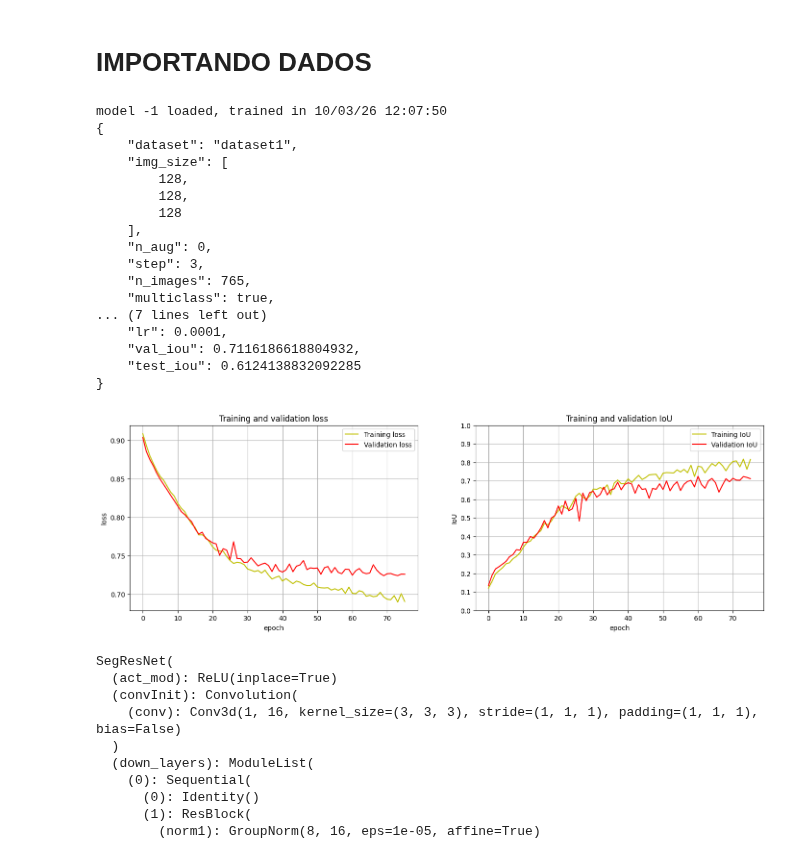
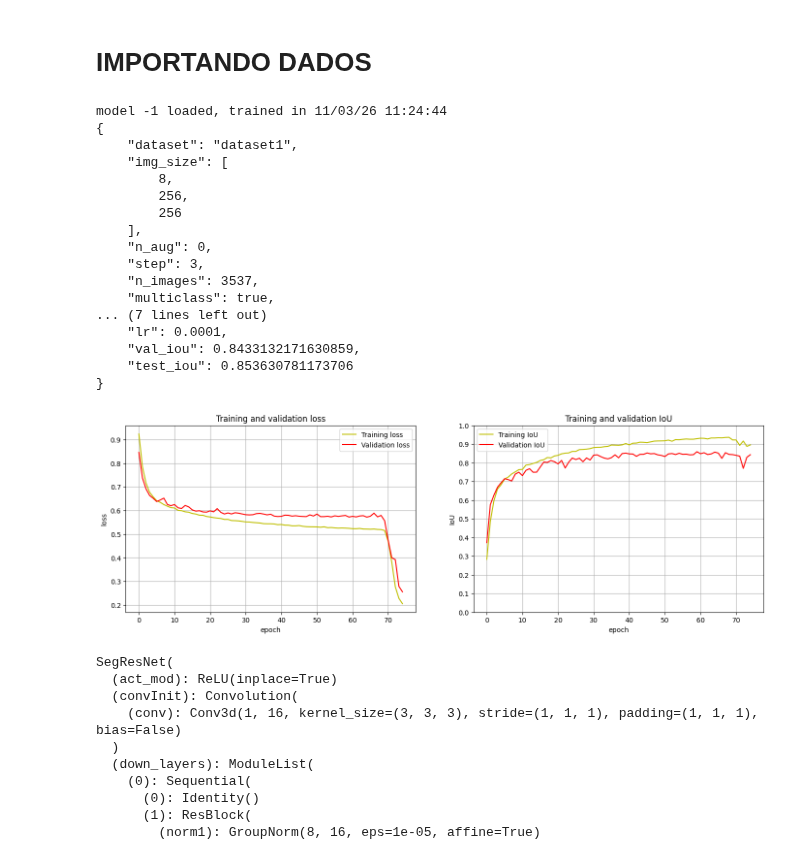
Before and after one commit to KlaussMarchi/SeismicMulticlass, a Jupyter notebook: Task/logs/3 - PostProcessing_out.ipynb, the cells around one changed output. Saved outputs shown, nothing was run; the diff lists cells and outputs as text; code cells hidden in the pictures.

```diff
--- a/Task/logs/3 - PostProcessing_out.ipynb
+++ b/Task/logs/3 - PostProcessing_out.ipynb
@@ -142,10 +151,11 @@ class Loader:
         self.classes  = info['classes']
         self.img_size = info['img_size']
         self.channels = info['model_channels']
-        self.index    = index
-        self.info = info
+        self.lr = info['lr']
+        self.index = index
+        self.info  = info
 
-        self.network = ModelNetwork(self.name, self.img_size, self.classes, self.channels)
+        self.network = ModelNetwork(self.name, self.img_size, self.classes, self.channels, lr=self.lr)
         data = torch.load(f'{self.path}/data.pth', map_location=self.network.device)
 
         self.history   = data['history']
@@ -154,7 +164,7 @@ class Loader:
         self.network.model.load_state_dict(data['model'])
         self.network.optimizer.load_state_dict(data['optimizer'])
 
-        print(f'model {index} loaded, trained in {data["timestamp"]}')
+        print(f'model {self.index} loaded, trained in {data["timestamp"]}')
         print(json.dumps(info, indent=4))
 
     def getInfo(self):
@@ -172,41 +182,41 @@ class Loader:
         plt.legend(), plt.grid()
 
         plt.subplot(1, 2, 2)
         plt.plot([h.get('train_iou') for h in history], 'y', label='Training IoU')
         plt.plot([h.get('val_iou')   for h in history], 'r',  label='Validation IoU')
         plt.title('Training and validation IoU')
         plt.xlabel('epoch'), plt.ylabel('IoU')
         plt.legend(), plt.grid(), plt.gca().set_ylim(0, 1), plt.yticks([c/10 for c in range(11)])
 
         if not save:
             return plt.show()
 
         plt.savefig(f'{self.path}/train.png', dpi=300, bbox_inches='tight', facecolor='white')
         plt.show()
         plt.close()
 
 
 loader = Loader(-1)
 loader.plot(True)
 # %% [output]
-model -1 loaded, trained in 10/03/26 12:07:50
+model -1 loaded, trained in 11/03/26 11:24:44
 {
     "dataset": "dataset1",
     "img_size": [
-        128,
-        128,
-        128
+        8,
+        256,
+        256
     ],
     "n_aug": 0,
     "step": 3,
-    "n_images": 765,
+    "n_images": 3537,
     "multiclass": true,
 ... (7 lines left out)
     "lr": 0.0001,
-    "val_iou": 0.7116186618804932,
-    "test_iou": 0.6124138832092285
+    "val_iou": 0.8433132171630859,
+    "test_iou": 0.853630781173706
 }
-[figure, old version]
+[figure, new version]
 # %%
 network = loader.network
 network.model
```
Also changed, not shown: parts of 10 cells of this notebook, 5 other files.
